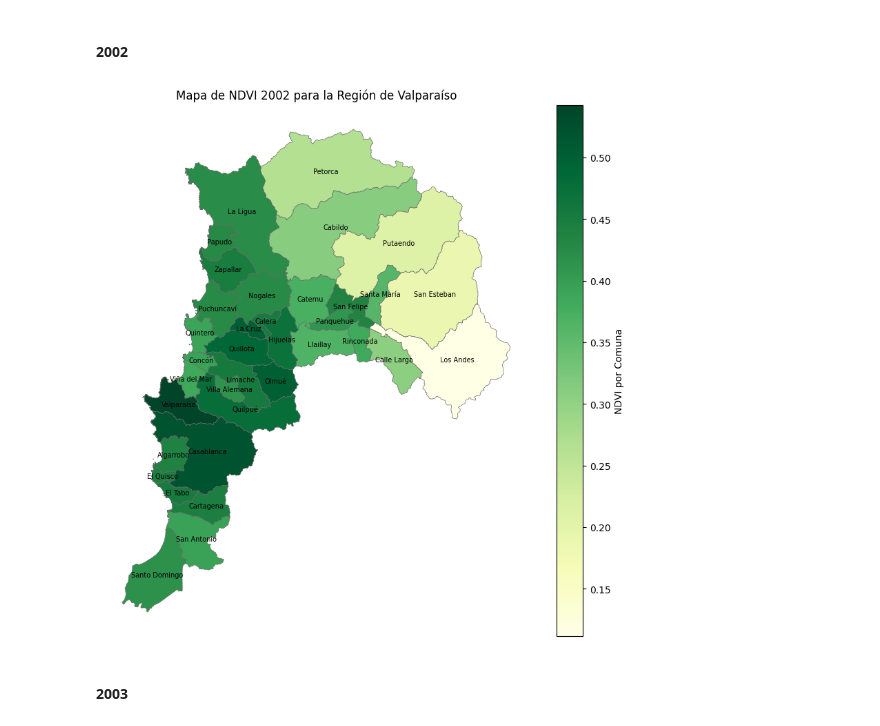
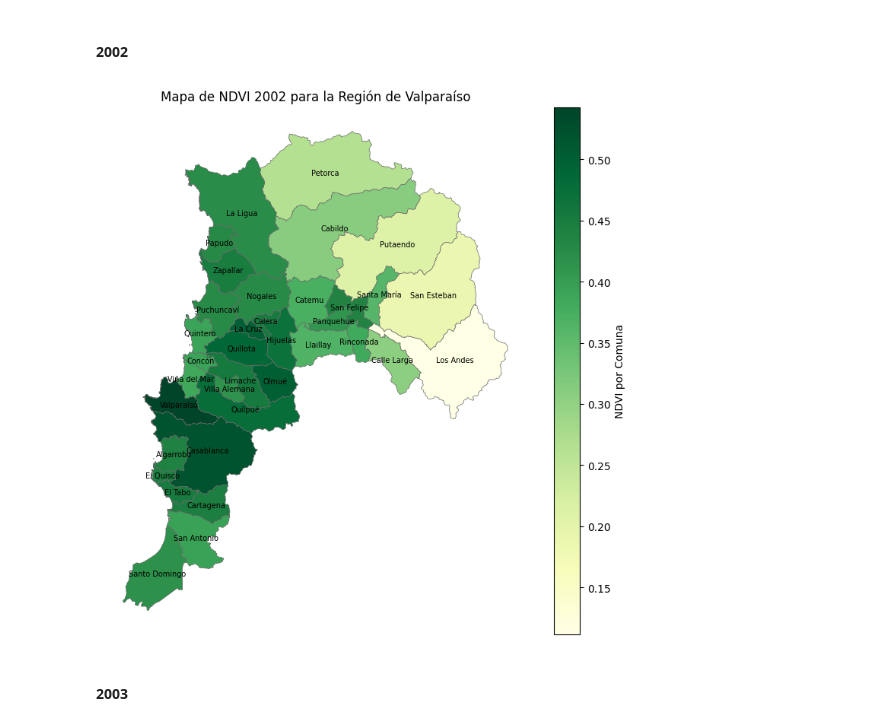
Before and after one commit to barbarapatino/Programa-de-investigacion-en-pregrado-IPRE-Green-Spaces-in-Valparaiso, a Jupyter notebook: code/estadisticas_valparaiso.ipynb, the cells around one changed output. Cells and saved outputs as stored; diff of their text form; code cells hidden in the pictures.

Commit message:
mapas verano region valparaiso y sus imagenes

```diff
--- a/code/estadisticas_valparaiso.ipynb
+++ b/code/estadisticas_valparaiso.ipynb
@@ -163,4 +145,3 @@ gdf = gdf[['cod_comuna', 'Comuna', 'geometry']]
 # %%
 # Unir los dos dataframes por el código de la comuna
-# Asegúrate de que los nombres de las columnas coincidan en ambos dataframes
-df_merged = gdf.merge(df_summer_valparaiso_copy, how='left', left_on='cod_comuna', right_on='COD_COMUNA')
+df_summer_valparaiso_merged = gdf.merge(df_summer_valparaiso_copy, how='left', left_on='cod_comuna', right_on='COD_COMUNA')
@@ -173,26 +150,28 @@ df_merged = df_merged.dropna(subset=['2002_NDVI'])
+# %%
+df_summer_valparaiso_merged_2002 = df_summer_valparaiso_merged.dropna(subset=['2002_NDVI'])
+df_summer_valparaiso_merged_2002.loc[:, '2002_NDVI'] = df_summer_valparaiso_merged_2002['2002_NDVI'].fillna(0)
 # %%
-fig, ax = plt.subplots(1, 1, figsize=(10, 10))  # Aumentar más el tamaño de la figura
+fig, ax = plt.subplots(1, 1, figsize=(9, 9))  # Aumentar más el tamaño de la figura
 
-df_merged.plot(column='2002_NDVI', ax=ax, legend=True,
+df_summer_valparaiso_merged_2002.plot(column='2002_NDVI', ax=ax, legend=True,
               legend_kwds={'label': "NDVI por Comuna"},
-              cmap='YlGn',  # Paleta de colores: 'YlGn' de amarillo a verde
-              missing_kwds={'color': 'lightgray'},  # Comunas sin datos tendrán color gris
+              cmap='YlGn',  # Paleta de colores
               edgecolor='dimgray', linewidth=0.5)  # Agregar bordes negros a las comunas
 
-for i, row in df_merged.iterrows():
+for i, row in df_summer_valparaiso_merged_2002.iterrows():
     x, y = row['geometry'].centroid.x, row['geometry'].centroid.y
     label = f"{row['NOM_COM']}"  # Mostrar el nombre y el valor de NDVI
     ax.text(x, y, label, fontsize=7, ha='center', va='center', color='black', fontweight=550)
 
-#for i, row in df_merged.iterrows():
+#for i, row in df_summer_valparaiso_merged_2002.iterrows():
 #    x, y = row['geometry'].centroid.x, row['geometry'].centroid.y
 #    label = f"{row['NOM_COM']}: {row['2002_NDVI']:.2f}"  # Mostrar el nombre y el valor de NDVI
 #    ax.text(x, y, label, fontsize=5.5, ha='center', va='center', color='black', fontweight=570)
 
 ax.set_axis_off()
 plt.title('Mapa de NDVI 2002 para la Región de Valparaíso')
 plt.show()
 # %% [output]
-[figure, old version]
+[figure, new version]
 # %% [markdown]
 #### 2003
```
Also changed, not shown: parts of 31 cells of this notebook, 21 other files.
